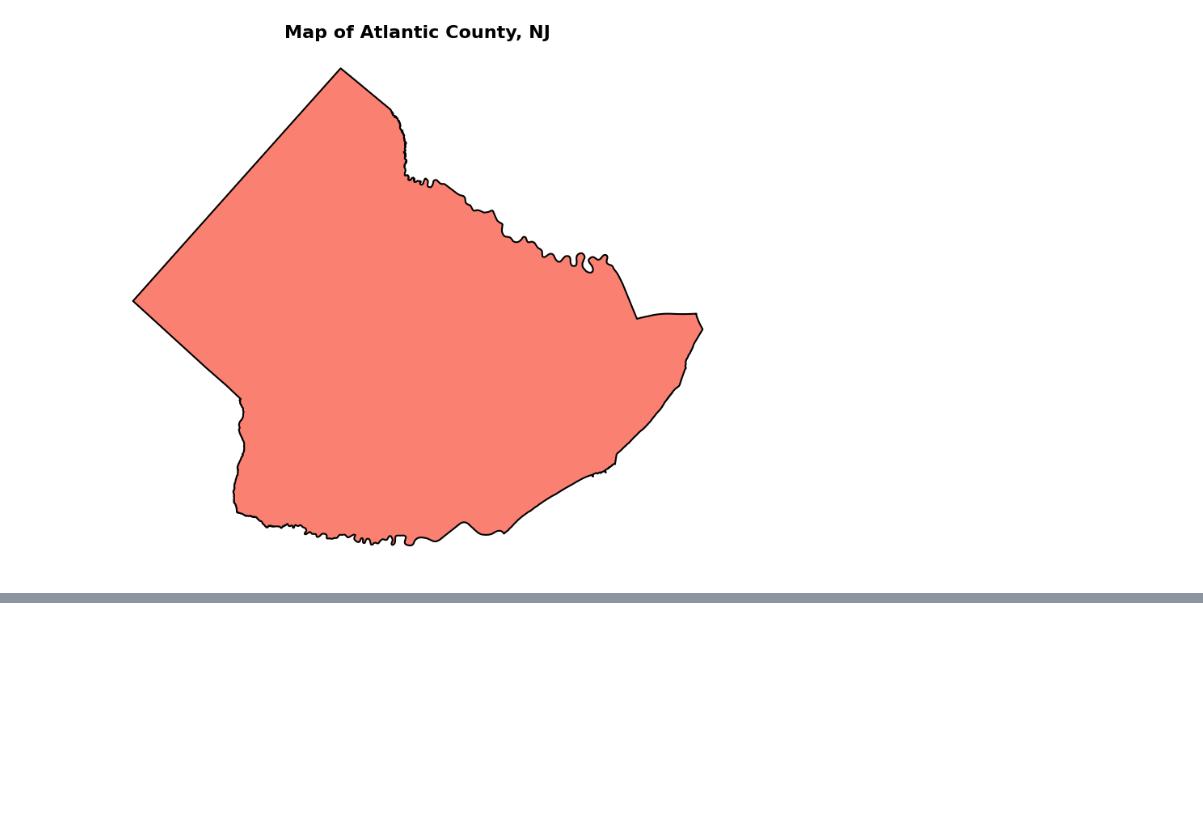
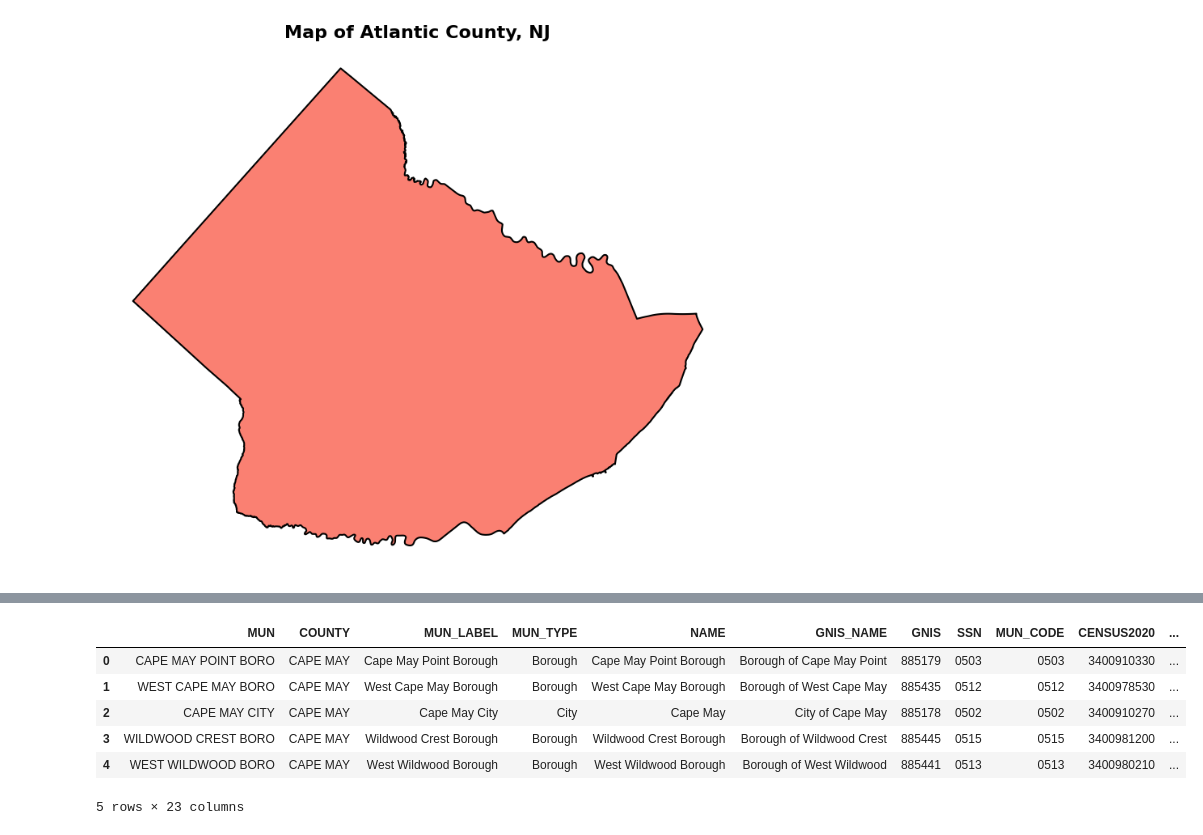
Before and after one commit to Anjanique-Knight/AjGIS, a Jupyter notebook: PS2_GIS_2.ipynb, the cells around one changed output, grey strips where cells are left out. Cells and saved outputs as stored; diff of their text form; code cells hidden in the pictures; blank space fills up the shorter version.

```diff
--- a/PS2_GIS_2.ipynb
+++ b/PS2_GIS_2.ipynb
@@ -92,0 +106,10 @@ plt.show()
+# %%
+gdf.head()
+# %% [output]
+|  | MUN | COUNTY | MUN_LABEL | MUN_TYPE | NAME | GNIS_NAME | GNIS | SSN | MUN_CODE | CENSUS2020 | ... |
+| 0 | CAPE MAY POINT BORO | CAPE MAY | Cape May Point Borough | Borough | Cape May Point Borough | Borough of Cape May Point | 885179 | 0503 | 0503 | 3400910330 | ... |
+| 1 | WEST CAPE MAY BORO | CAPE MAY | West Cape May Borough | Borough | West Cape May Borough | Borough of West Cape May | 885435 | 0512 | 0512 | 3400978530 | ... |
+| 2 | CAPE MAY CITY | CAPE MAY | Cape May City | City | Cape May | City of Cape May | 885178 | 0502 | 0502 | 3400910270 | ... |
+| 3 | WILDWOOD CREST BORO | CAPE MAY | Wildwood Crest Borough | Borough | Wildwood Crest Borough | Borough of Wildwood Crest | 885445 | 0515 | 0515 | 3400981200 | ... |
+| 4 | WEST WILDWOOD BORO | CAPE MAY | West Wildwood Borough | Borough | West Wildwood Borough | Borough of West Wildwood | 885441 | 0513 | 0513 | 3400980210 | ... |
+5 rows × 23 columns
```
Also changed, not shown: parts of 10 cells of this notebook.
